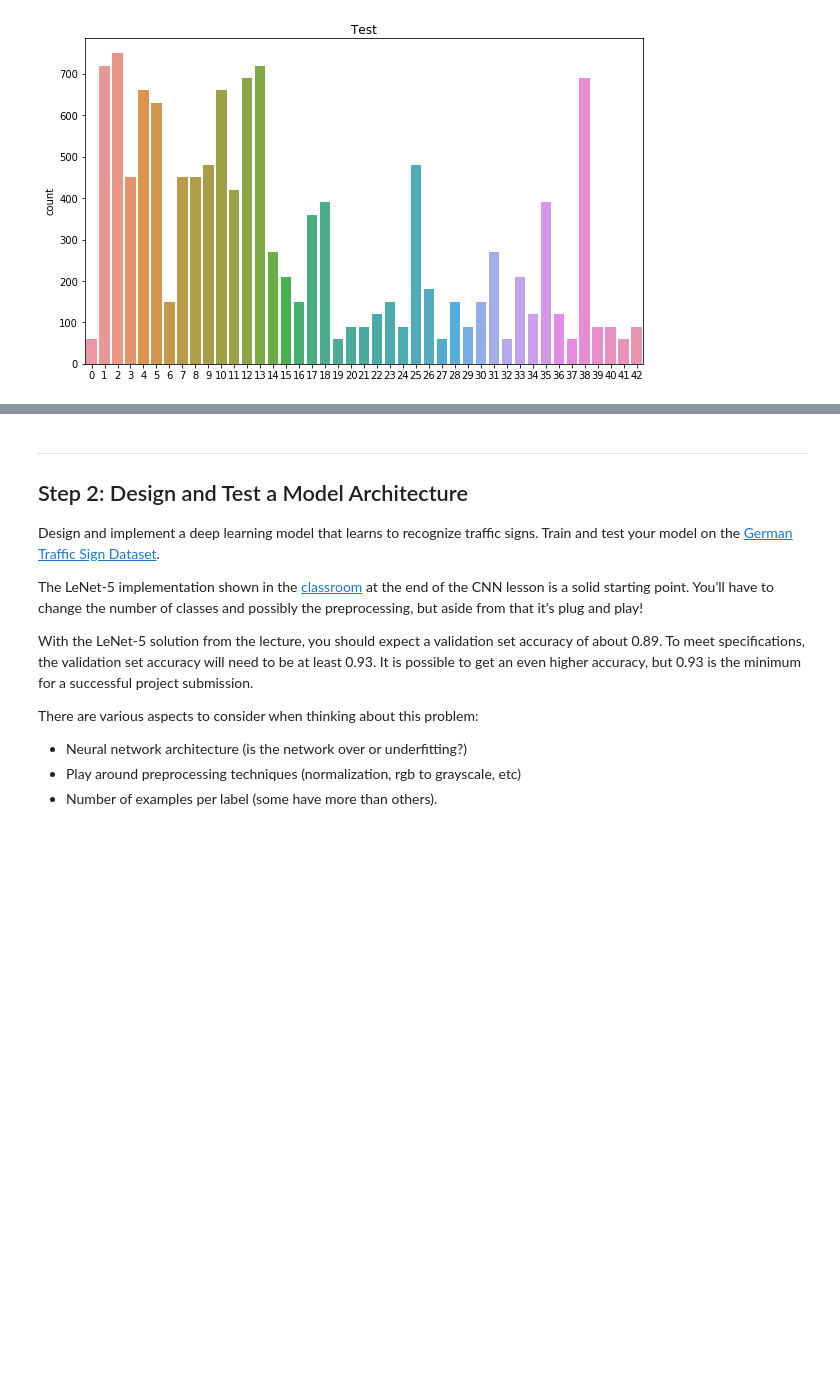
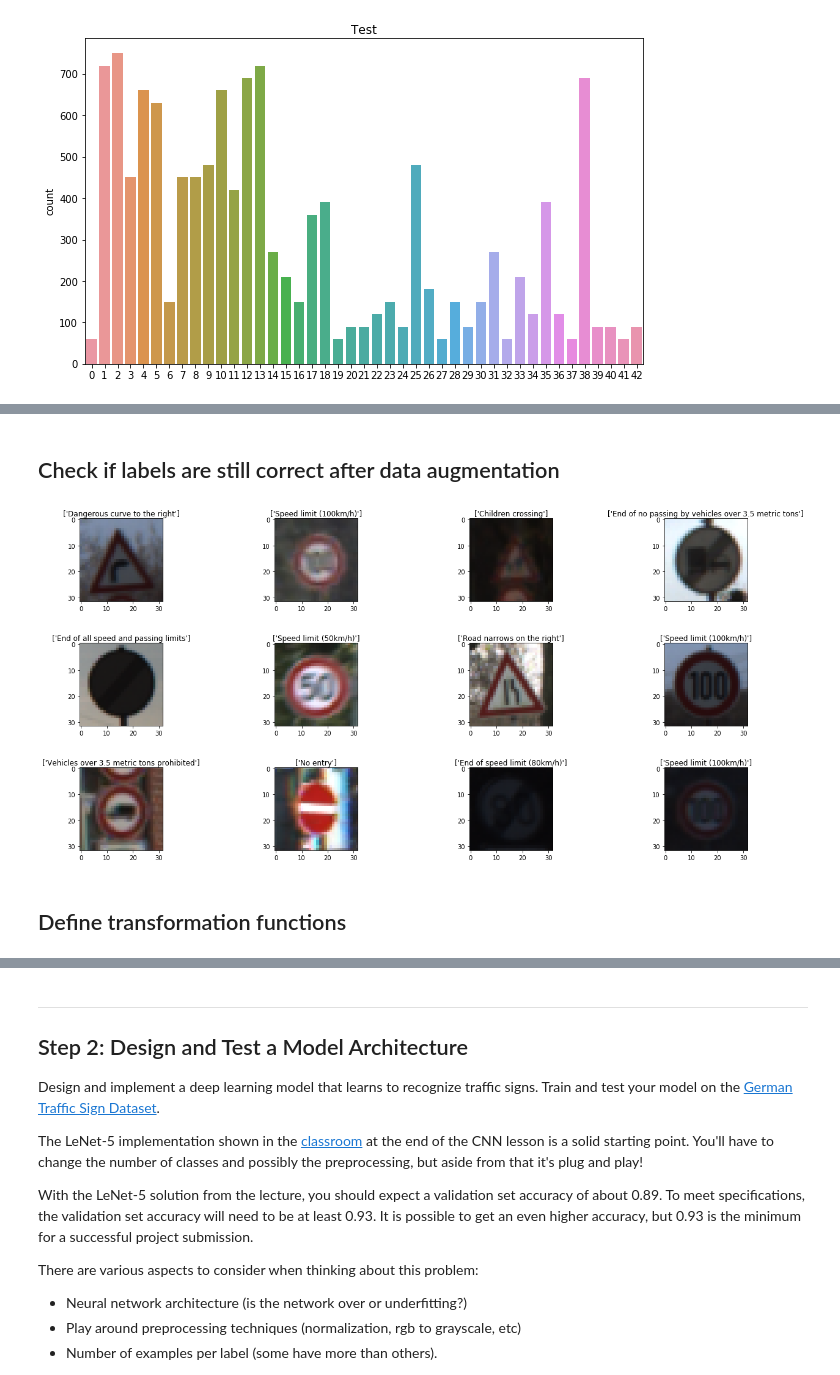
Before and after one commit to fstahl1/traffic-sign-classifier, a Jupyter notebook: Traffic_Sign_Classifier.ipynb, the cells around one changed output, grey strips where cells are left out. Cells and saved outputs as stored; diff of their text form; code cells hidden in the pictures; blank space fills up the shorter version.

Commit message:
major bugfix checkpoint

```diff
--- a/Traffic_Sign_Classifier.ipynb
+++ b/Traffic_Sign_Classifier.ipynb
@@ -269,30 +245,0 @@ def generate(images, count):
-# %%
-train_class_size = np.zeros(n_classes)
-for i in range(n_classes):
-    train_class_size[i] = np.count_nonzero(y_train==i)
-train_class_size = train_class_size.astype(int)
-# cl = np.linspace(0,n_classes-1,n_classes).astype(int)
-# # print(cl)
-# print(np.vstack([cl, train_class_size]))
-# plt.bar(cl,train_class_size)
-
-
-unique, counts = np.unique(y_train, return_counts=True)
-
-target = 4000
-# target = np.max(train_class_size)
-x_augmented = []
-y_augmented = []
-
-for i_class, count in list(zip(unique, counts)):
-#     print(i_class, count)
-#     import pdb; pdb.set_trace()
-    diff = target - count
-    x_augmented += generate(X_train[np.where(y_train == i_class)[0]], diff)
-    y_augmented += [i_class for _ in range(diff)]
-
-
-X_train_aug = np.concatenate([X_train, np.array(x_augmented)])
-y_train_aug = np.concatenate([y_train, np.array(y_augmented)])
-n_train_aug = y_train_aug.size
-print('Final number of training examples', n_train_aug)
@@ -300,0 +246,20 @@ Bypass augmentation
+# %% [markdown]
+## Check if labels are still correct after data augmentation
+# %%
+rand_inds = np.random.randint(0,len(X_train_bal),size=(1,12))
+
+num_rows = 3
+num_cols = 4
+
+fig, axs = plt.subplots(num_rows, num_cols, figsize=(20,10))
+fig.subplots_adjust(hspace=.5,wspace=1)
+axs = axs.ravel()
+
+for i in range(num_rows*num_cols):
+    axs[i].imshow(X_train_bal[rand_inds[0][i]])
+    sign_str = str(y_train_bal[rand_inds[0][i]])
+    axs[i].title.set_text(map_dict[sign_str])
+# %% [output]
+[figure, added]
+# %% [markdown]
+## Define transformation functions
```
Also changed, not shown: parts of 45 cells of this notebook, 7 other files.
